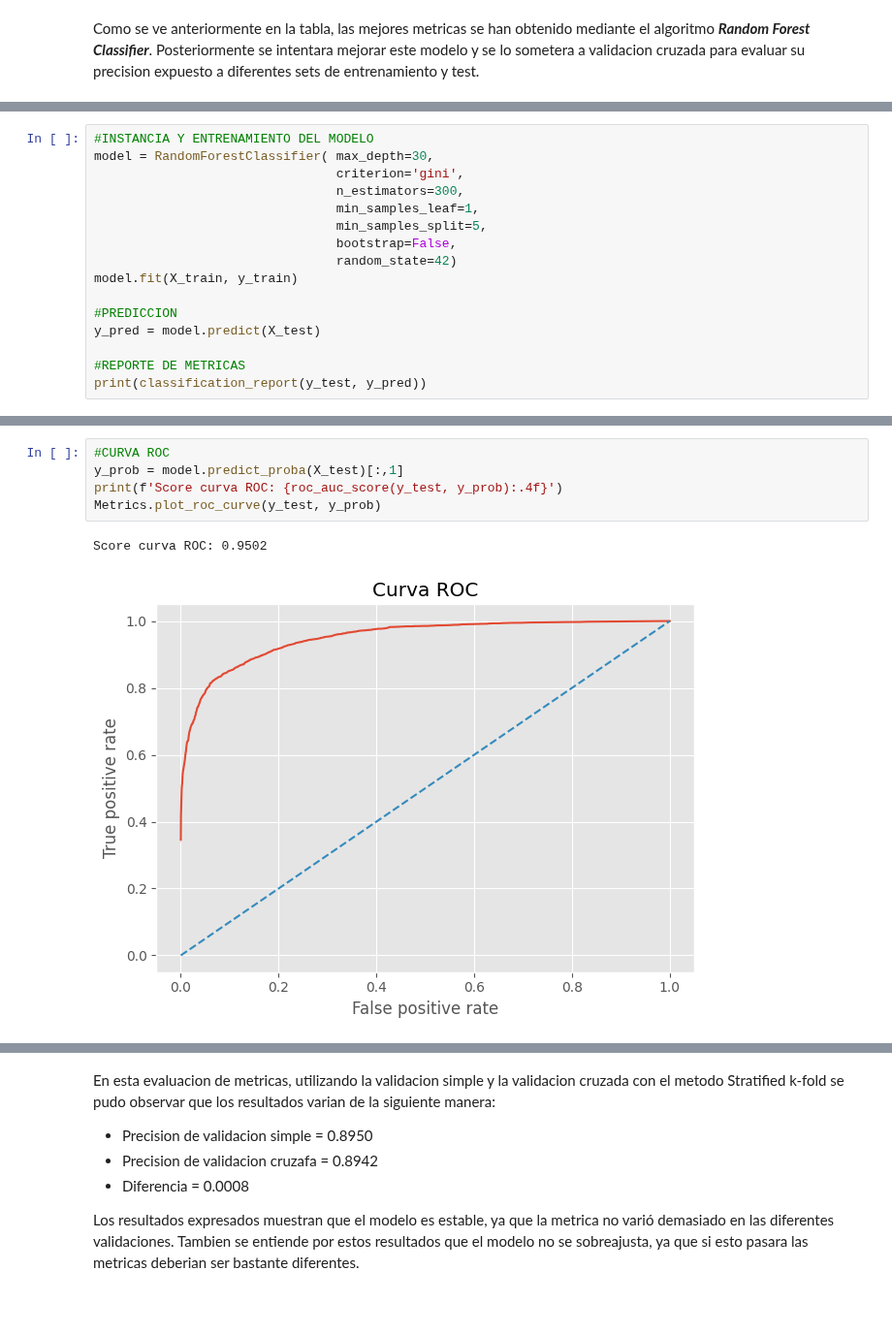
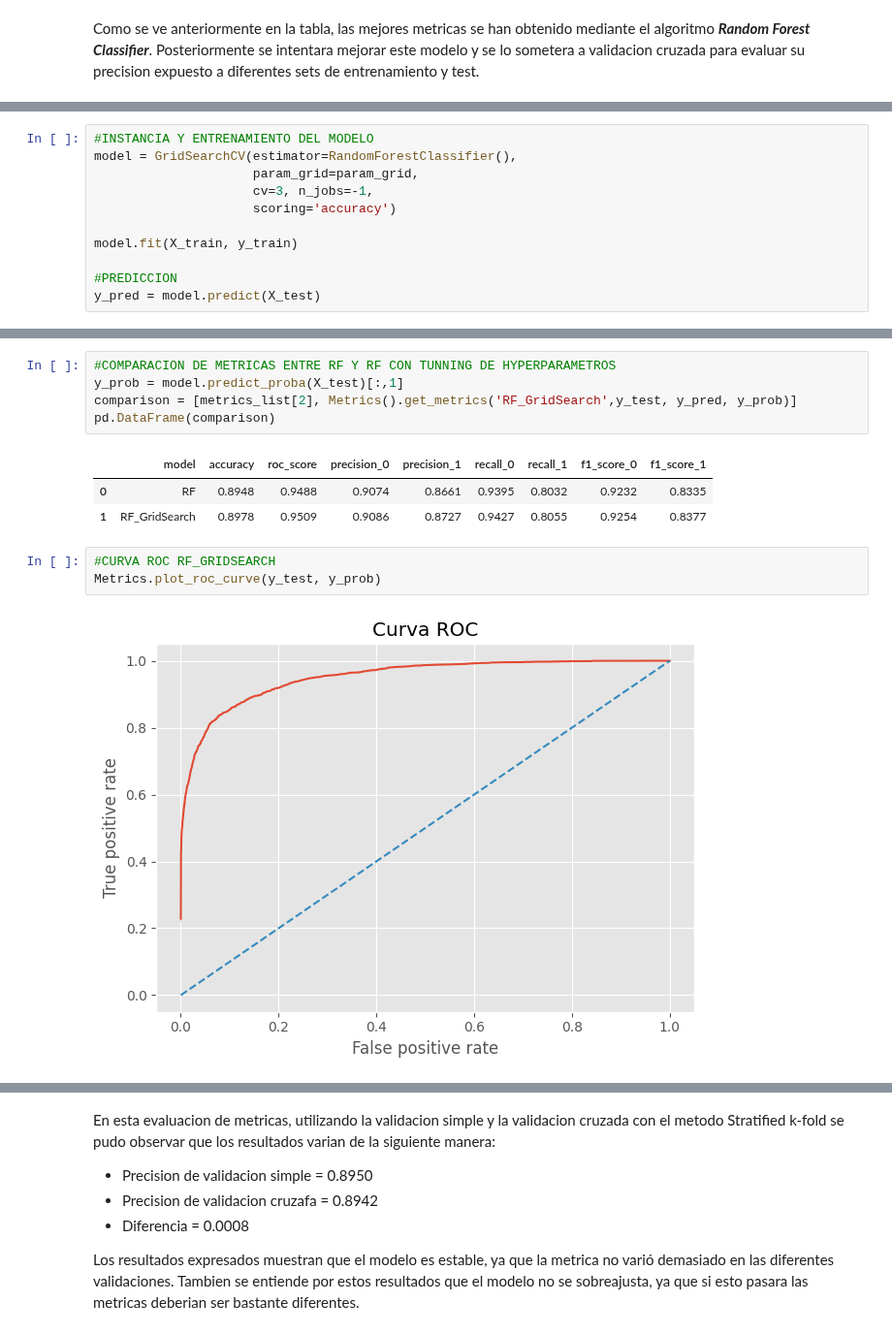
Before and after one commit to arielRas/CoderHouseDataScience-ProyectoFinal, a Jupyter notebook: Model.ipynb, the cells around one changed output, grey strips where cells are left out. Shown at 97% size. Drawn from its saved outputs; the diff is of its cells as text; blank space fills up the shorter version.

```diff
--- a/Model.ipynb
+++ b/Model.ipynb
@@ -489,16 +494,11 @@ Como se ve anteriormente en la tabla, las mejores metricas se han obtenido media
 # %%
 #INSTANCIA Y ENTRENAMIENTO DEL MODELO
-model = RandomForestClassifier( max_depth=30,
-                                criterion='gini',
-                                n_estimators=300,
-                                min_samples_leaf=1,
-                                min_samples_split=5,
-                                bootstrap=False,
-                                random_state=42)
+model = GridSearchCV(estimator=RandomForestClassifier(),
+                     param_grid=param_grid,
+                     cv=3, n_jobs=-1,
+                     scoring='accuracy')
+
 model.fit(X_train, y_train)
 
 #PREDICCION
 y_pred = model.predict(X_test)
-
-#REPORTE DE METRICAS
-print(classification_report(y_test, y_pred))
@@ -514,11 +516,17 @@ weighted avg       0.90      0.90      0.90     11924
+# %%
+#COMPARACION DE METRICAS ENTRE RF Y RF CON TUNNING DE HYPERPARAMETROS
+y_prob = model.predict_proba(X_test)[:,1]
+comparison = [metrics_list[2], Metrics().get_metrics('RF_GridSearch',y_test, y_pred, y_prob)]
+pd.DataFrame(comparison)
+# %% [output]
+|  | model | accuracy | roc_score | precision_0 | precision_1 | recall_0 | recall_1 | f1_score_0 | f1_score_1 |
+| 0 | RF | 0.8948 | 0.9488 | 0.9074 | 0.8661 | 0.9395 | 0.8032 | 0.9232 | 0.8335 |
+| 1 | RF_GridSearch | 0.8978 | 0.9509 | 0.9086 | 0.8727 | 0.9427 | 0.8055 | 0.9254 | 0.8377 |
 # %%
-#CURVA ROC
-y_prob = model.predict_proba(X_test)[:,1]
-print(f'Score curva ROC: {roc_auc_score(y_test, y_prob):.4f}')
+#CURVA ROC RF_GRIDSEARCH
 Metrics.plot_roc_curve(y_test, y_prob)
 # %% [output]
-Score curva ROC: 0.9502
-[figure, old version]
+[figure, new version]
 # %%
 #VALIDACION CRUZADA
 from sklearn.model_selection import StratifiedKFold
```
Also changed, not shown: parts of 10 cells of this notebook.
